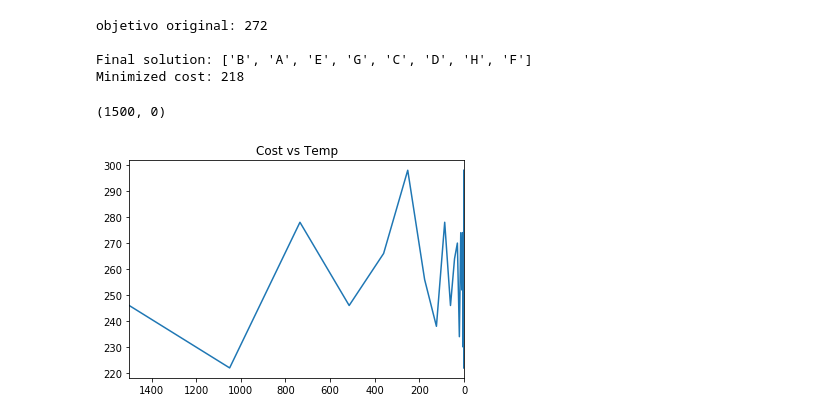
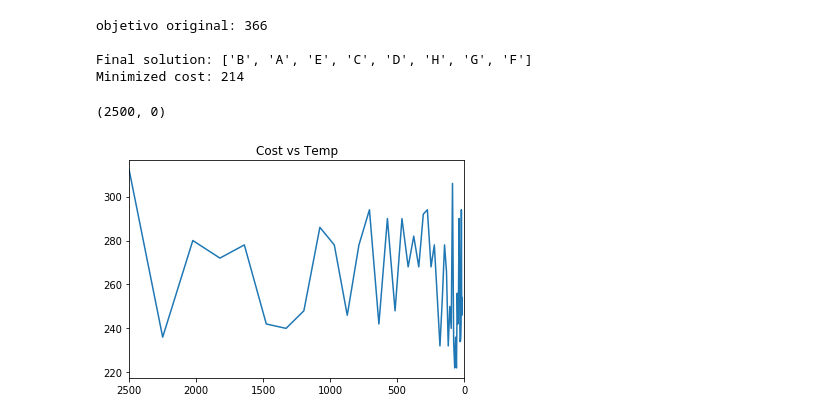
Before and after one commit to barucAlmaguer/metaheuristics, a Jupyter notebook: jp/quadratic assignment problem (SA).ipynb, the cells around one changed output. Drawn from its saved outputs; the diff is of its cells as text; code cells hidden in the pictures.

```diff
--- a/jp/quadratic assignment problem (SA).ipynb
+++ b/jp/quadratic assignment problem (SA).ipynb
@@ -44,60 +44,66 @@ def move(sol, i, j):
     return sol
 
 def calc_obj_fun(dis_df, flow_df, sol):
-    new_dis_df = dis_df.reindex(columns=X0, index=X0)
+    new_dis_df = dis_df.reindex(columns=sol, index=sol)
     new_dis_arr = np.array(new_dis_df)
     obj_fun_df = pd.DataFrame(new_dis_arr*flow_df)
     obj_fun_arr = np.array(obj_fun_df)
     return sum(sum(obj_fun_arr))
 # %%
 # parametros del algoritmo
-Ti = 1500
+Ti = 2500
 T0 = Ti
-M = 40
-N = 20
-alpha = 0.7
+M = 50
+N = 100
+alpha = 0.9
 X0 = ['A','B','C','D','E','F','G','H']
 np.random.shuffle(X0) # iniciamos en una solucion aleatoria
 # valor objetivo original
 of_act = calc_obj_fun(dis_df, flow_df, X0)
-print(f'objetivo original: {sum_start}')
-
+print(f'objetivo original: {of_act}')
+explorations = []
+explore_count = 0
 Temp = []
 Min_cost = []
 for i in range(M):
     for j in range(N):
         # genera siguiente movimiento
         next_step = step(X0)
         # calcula valor objetivo
         move(X0, *next_step) # mov temporal
         of_new = calc_obj_fun(dis_df, flow_df, X0)
         move(X0, *next_step) # regresa a step anterior
         # flip a coin to se if we move:
         will = 1/(np.exp(of_new-of_act)/T0)
+        toss = np.random.rand()
         if of_new <= of_act:
             # movimiento chido, nos movemos
             move(X0, *next_step)
             of_act = of_new
-        elif np.random.rand() <= will:
+        elif toss <= will:
             # movimiento no tan chido, pero a ver que encontramos
             move(X0, *next_step)
             of_act = of_new
+            explore_count += 1
+            explorations.append(explore_count)
+            # print(f'SI EXPLORE (will={will}, rand={toss})')
         else:
-            pass # mov feo y no estamos dispuestos a explorar
+            explorations.append(explore_count)
+            # print(f'NO EXPLORE (will={will}, rand={toss})') # mov feo y no estamos dispuestos a explorar
     Temp.append(T0)
     Min_cost.append(of_new)
     T0 = alpha*T0
 print()
 print(f'Final solution: {X0}')
 print(f'Minimized cost: {of_act}')
 
 plt.plot(Temp, Min_cost)
 plt.title('Cost vs Temp')
 plt.xlim(Ti, 0)
 # %% [output]
-objetivo original: 272
+objetivo original: 366
 
-Final solution: ['B', 'A', 'E', 'G', 'C', 'D', 'H', 'F']
-Minimized cost: 218
+Final solution: ['B', 'A', 'E', 'C', 'D', 'H', 'G', 'F']
+Minimized cost: 214
-(1500, 0)
+(2500, 0)
-[figure, old version]
+[figure, new version]
```
Also changed, not shown: parts of 5 cells of this notebook, 4 other files.
